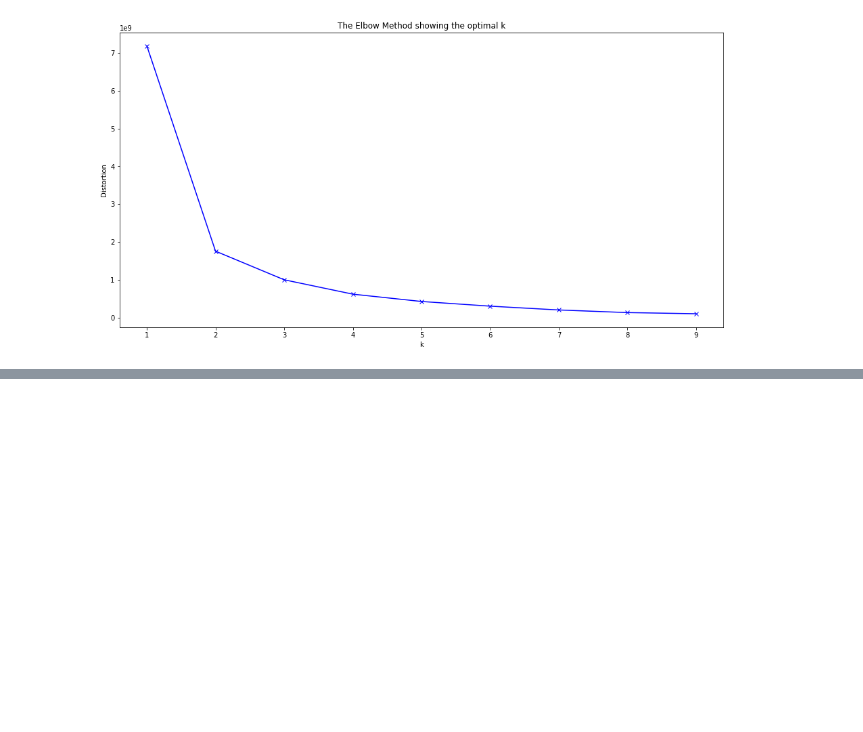
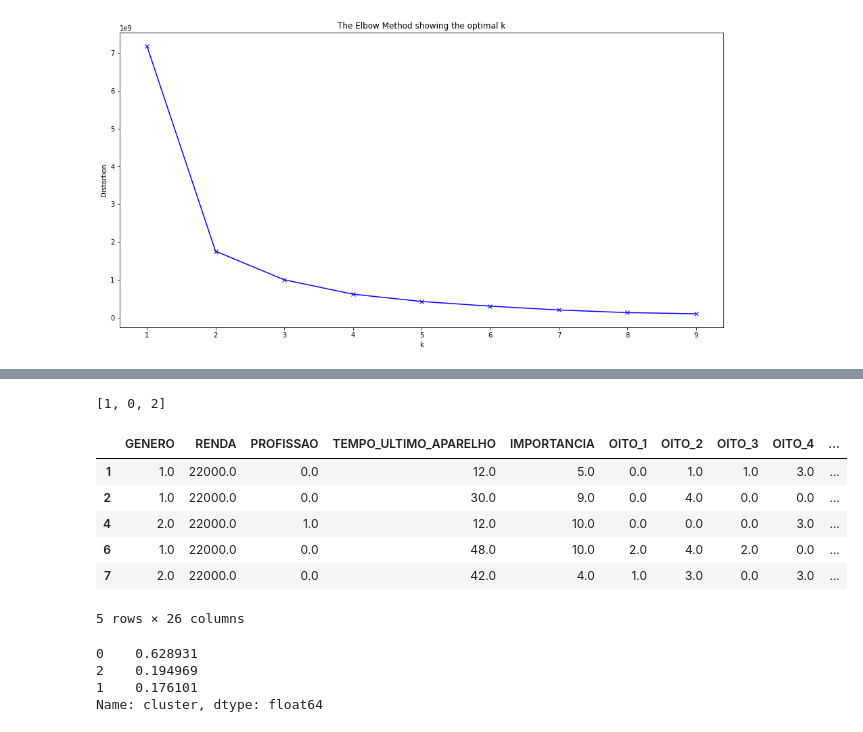
Before and after one commit to giovannacampedelli/IC_AnaliseSurvey, a Jupyter notebook: clusterizacao.ipynb, the cells around one changed output, grey strips where cells are left out. Drawn from its saved outputs; the diff is of its cells as text; code cells hidden in the pictures; blank space fills up the shorter version.

```diff
--- a/clusterizacao.ipynb
+++ b/clusterizacao.ipynb
@@ -145,6 +165,6 @@ df_filter_nan.cluster.value_counts(True)
 # %%
 #define os pontos no espaço
-three_means = cluster.MiniBatchKMeans(n_clusters=4)
+three_means = cluster.MiniBatchKMeans(n_clusters=3)
 
 #fit no algoritmo
 three_means.fit(df_filter_nan)
@@ -161,5 +196,7 @@ df_filter_nan.head()
 lista = df_filter_nan.cluster.unique().tolist()
 # %%
 lista
+# %% [output]
+[1, 0, 2]
 # %%
 cluster0 = df_filter_nan.loc[df_filter_nan['cluster']==0]
@@ -167,2 +203,19 @@ cluster0
+# %%
+cluster0.head()
+# %% [output]
+|  | GENERO | RENDA | PROFISSAO | TEMPO_ULTIMO_APARELHO | IMPORTANCIA | OITO_1 | OITO_2 | OITO_3 | OITO_4 | ... |
+| 1 | 1.0 | 22000.0 | 0.0 | 12.0 | 5.0 | 0.0 | 1.0 | 1.0 | 3.0 | ... |
+| 2 | 1.0 | 22000.0 | 0.0 | 30.0 | 9.0 | 0.0 | 4.0 | 0.0 | 0.0 | ... |
+| 4 | 2.0 | 22000.0 | 1.0 | 12.0 | 10.0 | 0.0 | 0.0 | 0.0 | 3.0 | ... |
+| 6 | 1.0 | 22000.0 | 0.0 | 48.0 | 10.0 | 2.0 | 4.0 | 2.0 | 0.0 | ... |
+| 7 | 2.0 | 22000.0 | 0.0 | 42.0 | 4.0 | 1.0 | 3.0 | 0.0 | 3.0 | ... |
+5 rows × 26 columns
 # %%
 df_filter_nan.to_excel("cluster_4.xlsx")
+# %%
+df_filter_nan.cluster.value_counts(True)
+# %% [output]
+0    0.628931
+2    0.194969
+1    0.176101
+Name: cluster, dtype: float64
```
Also changed, not shown: parts of 8 cells of this notebook, 2 other files.
